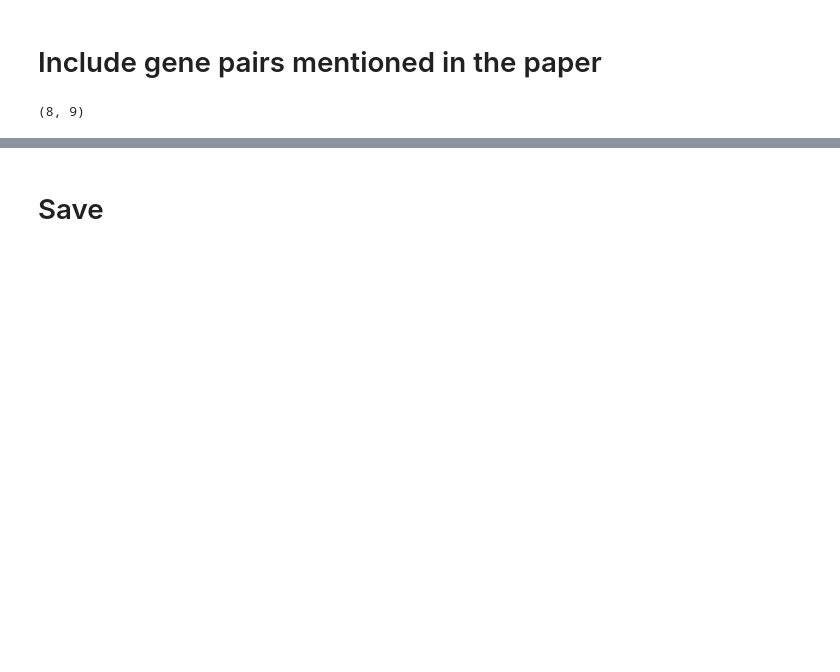
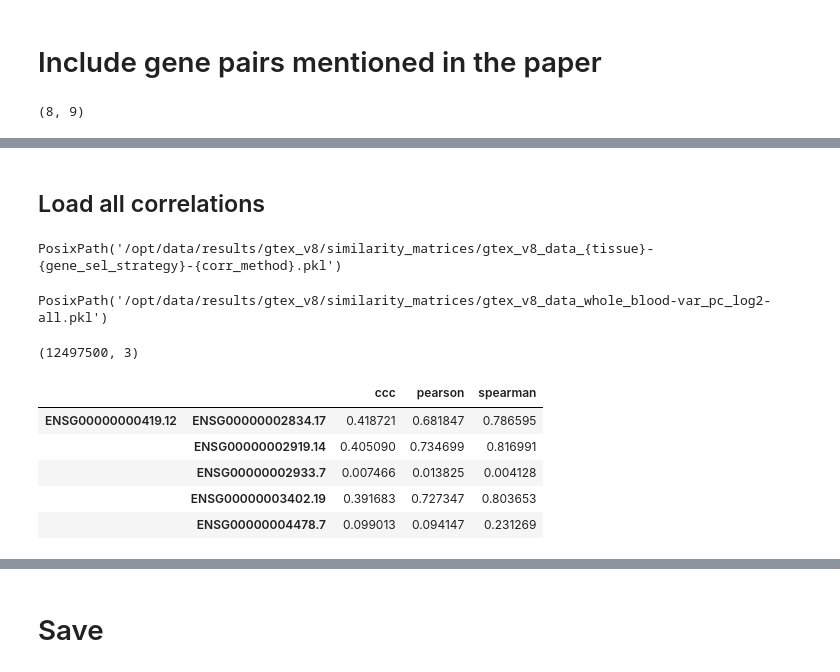
Before and after one commit to greenelab/ccc, a Jupyter notebook: nbs/25_pvalue/10-sample_gene_pair_categories.ipynb, the cells around one changed output, grey strips where cells are left out. Cells and saved outputs as stored; diff of their text form; code cells hidden in the pictures; blank space fills up the shorter version.

```diff
--- a/nbs/25_pvalue/10-sample_gene_pair_categories.ipynb
+++ b/nbs/25_pvalue/10-sample_gene_pair_categories.ipynb
@@ -243,0 +319,21 @@ gene_pair_samples["selected_in_manuscript"]
+# %% [markdown]
+## Load all correlations
+# %%
+INPUT_CORR_FILE_TEMPLATE = (
+    DATASET_CONFIG["SIMILARITY_MATRICES_DIR"]
+    / DATASET_CONFIG["SIMILARITY_MATRIX_FILENAME_TEMPLATE"]
+)
+display(INPUT_CORR_FILE_TEMPLATE)
+# %% [output]
+PosixPath('/opt/data/results/gtex_v8/similarity_matrices/gtex_v8_data_{tissue}-{gene_sel_strategy}-{corr_method}.pkl')
+# %%
+INPUT_CORR_FILE = DATASET_CONFIG["SIMILARITY_MATRICES_DIR"] / str(
+    INPUT_CORR_FILE_TEMPLATE
+).format(
+    tissue=GTEX_TISSUE,
+    gene_sel_strategy=GENE_SEL_STRATEGY,
+    corr_method="all",
+)
+display(INPUT_CORR_FILE)
+# %% [output]
+PosixPath('/opt/data/results/gtex_v8/similarity_matrices/gtex_v8_data_whole_blood-var_pc_log2-all.pkl')
@@ -243,0 +342,13 @@ gene_pair_samples["selected_in_manuscript"]
+# %%
+df.shape
+# %% [output]
+(12497500, 3)
+# %%
+df.head()
+# %% [output]
+|  |  | ccc | pearson | spearman |
+| ENSG00000000419.12 | ENSG00000002834.17 | 0.418721 | 0.681847 | 0.786595 |
+|  | ENSG00000002919.14 | 0.405090 | 0.734699 | 0.816991 |
+|  | ENSG00000002933.7 | 0.007466 | 0.013825 | 0.004128 |
+|  | ENSG00000003402.19 | 0.391683 | 0.727347 | 0.803653 |
+|  | ENSG00000004478.7 | 0.099013 | 0.094147 | 0.231269 |
```
Also changed, not shown: parts of 12 cells of this notebook, 1 other file.
